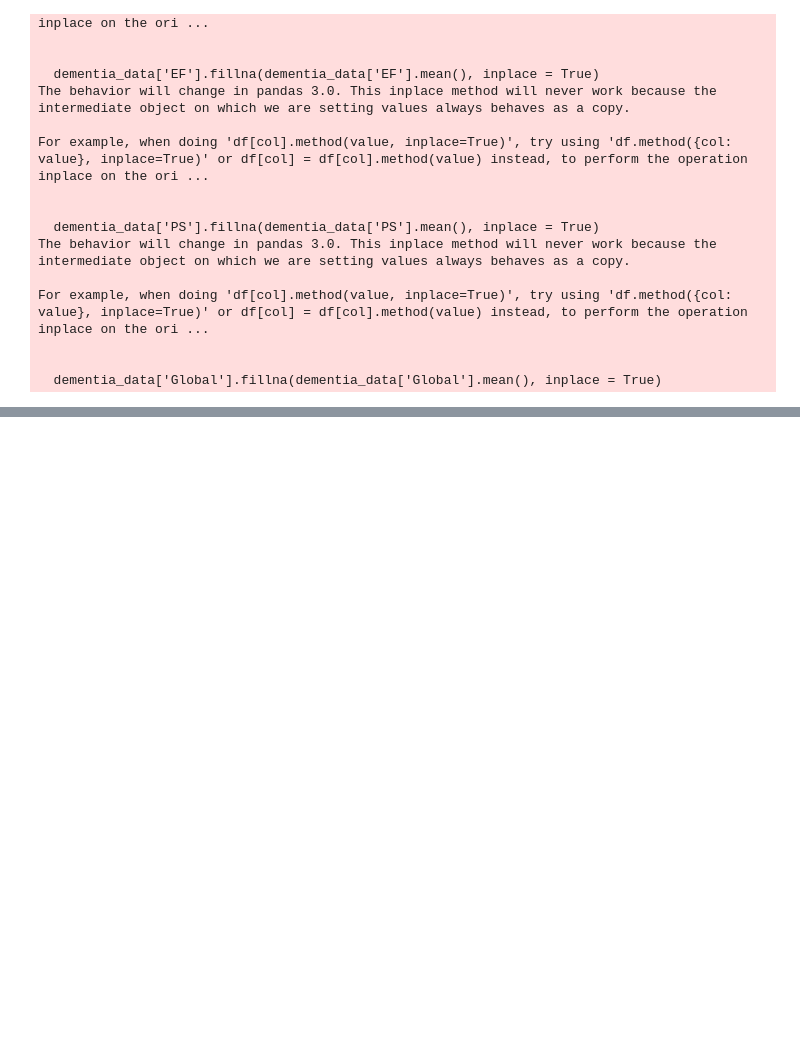
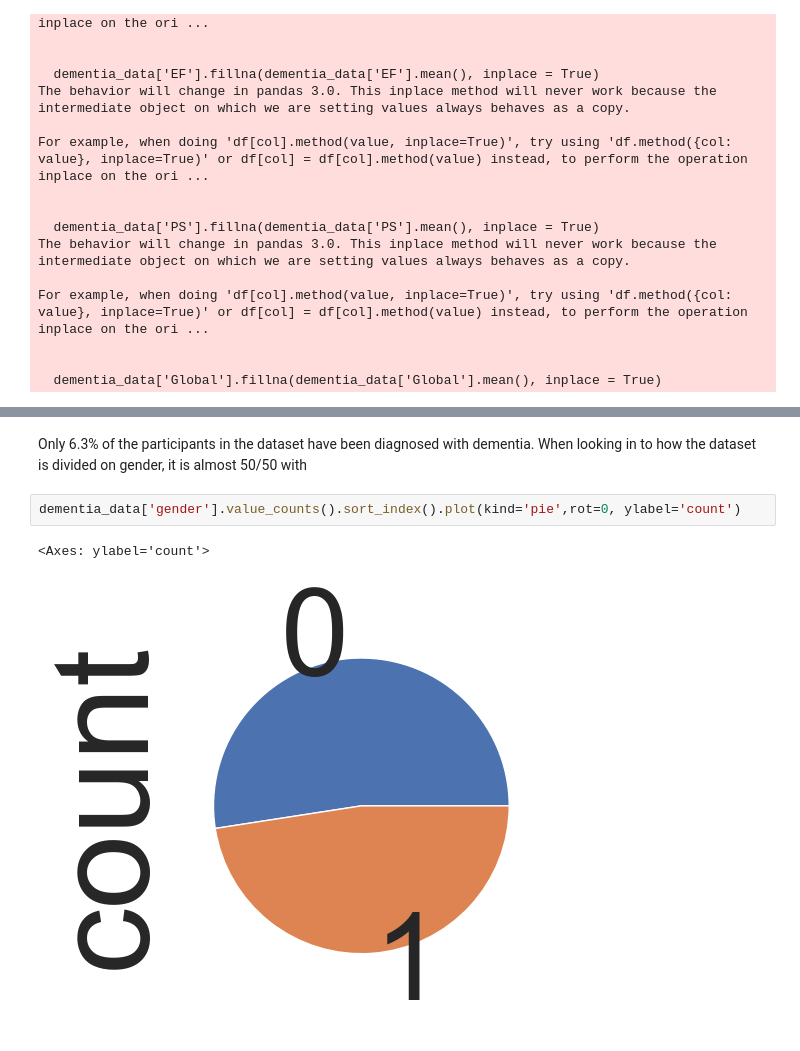
Before and after one commit to simonskodt/big-data-processes, a Jupyter notebook: dementia_project/dementia_analysis.ipynb, the cells around one changed output, grey strips where cells are left out. Cells and saved outputs as stored; diff of their text form; blank space fills up the shorter version.

```diff
--- a/dementia_project/dementia_analysis.ipynb
+++ b/dementia_project/dementia_analysis.ipynb
@@ -599,0 +669,7 @@ dementia_data.replace({"fazrkas_cat": {"0 to 1": 0, "2 to 3": 1}}, inplace=True)
+# %% [markdown]
+Only 6.3% of the participants in the dataset have been diagnosed with dementia. When looking in to how the dataset is divided on gender, it is almost 50/50 with
+# %%
+dementia_data['gender'].value_counts().sort_index().plot(kind='pie',rot=0, ylabel='count')
+# %% [output]
+<Axes: ylabel='count'>
+[figure, added]
```
Also changed, not shown: parts of 23 cells of this notebook.
